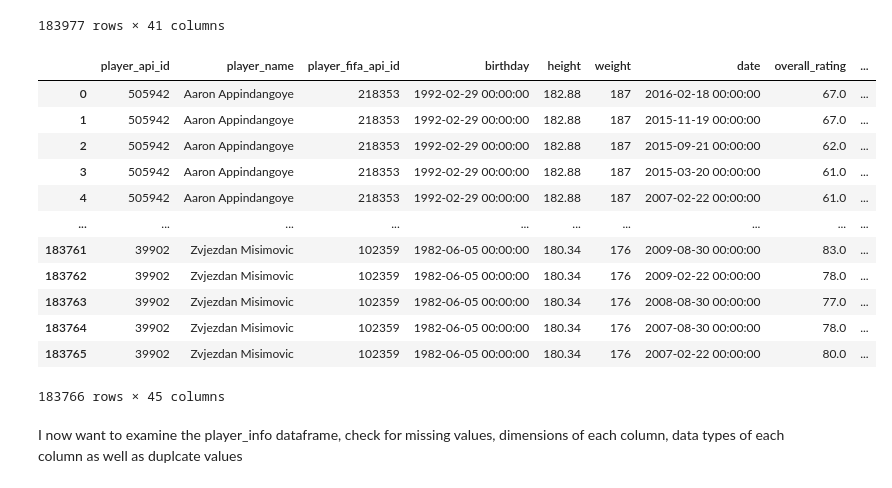
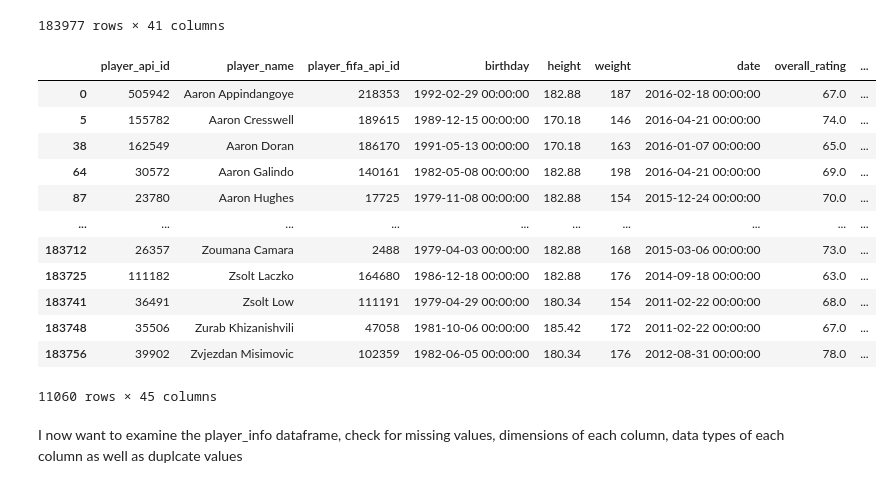
Before and after one commit to Daviedavie100/Investigating_dataset_project, a Jupyter notebook: Investigate_a_Dataset.ipynb, the cells around one changed output. Cells and saved outputs as stored; diff of their text form; code cells hidden in the pictures.

```diff
--- a/Investigate_a_Dataset.ipynb
+++ b/Investigate_a_Dataset.ipynb
@@ -573,21 +573,21 @@ player_attr.sort_values(['player_api_id', 'date']) # sorting the players by id a
 # %%
 # joining the two dataframes on player_api_id and player_fifa_api_id using inner join because i dont want the unmatched rows
 player_info=merging_data(player, player_attr, on_col =['player_api_id', 'player_fifa_api_id'])
-player_info
+player_info.drop_duplicates(subset='player_api_id')
 # %% [output]
 |  | player_api_id | player_name | player_fifa_api_id | birthday | height | weight | date | overall_rating | ... |
 | 0 | 505942 | Aaron Appindangoye | 218353 | 1992-02-29 00:00:00 | 182.88 | 187 | 2016-02-18 00:00:00 | 67.0 | ... |
-| 1 | 505942 | Aaron Appindangoye | 218353 | 1992-02-29 00:00:00 | 182.88 | 187 | 2015-11-19 00:00:00 | 67.0 | ... |
-| 2 | 505942 | Aaron Appindangoye | 218353 | 1992-02-29 00:00:00 | 182.88 | 187 | 2015-09-21 00:00:00 | 62.0 | ... |
-| 3 | 505942 | Aaron Appindangoye | 218353 | 1992-02-29 00:00:00 | 182.88 | 187 | 2015-03-20 00:00:00 | 61.0 | ... |
-| 4 | 505942 | Aaron Appindangoye | 218353 | 1992-02-29 00:00:00 | 182.88 | 187 | 2007-02-22 00:00:00 | 61.0 | ... |
+| 5 | 155782 | Aaron Cresswell | 189615 | 1989-12-15 00:00:00 | 170.18 | 146 | 2016-04-21 00:00:00 | 74.0 | ... |
+| 38 | 162549 | Aaron Doran | 186170 | 1991-05-13 00:00:00 | 170.18 | 163 | 2016-01-07 00:00:00 | 65.0 | ... |
+| 64 | 30572 | Aaron Galindo | 140161 | 1982-05-08 00:00:00 | 182.88 | 198 | 2016-04-21 00:00:00 | 69.0 | ... |
+| 87 | 23780 | Aaron Hughes | 17725 | 1979-11-08 00:00:00 | 182.88 | 154 | 2015-12-24 00:00:00 | 70.0 | ... |
 | ... | ... | ... | ... | ... | ... | ... | ... | ... | ... |
-| 183761 | 39902 | Zvjezdan Misimovic | 102359 | 1982-06-05 00:00:00 | 180.34 | 176 | 2009-08-30 00:00:00 | 83.0 | ... |
-| 183762 | 39902 | Zvjezdan Misimovic | 102359 | 1982-06-05 00:00:00 | 180.34 | 176 | 2009-02-22 00:00:00 | 78.0 | ... |
-| 183763 | 39902 | Zvjezdan Misimovic | 102359 | 1982-06-05 00:00:00 | 180.34 | 176 | 2008-08-30 00:00:00 | 77.0 | ... |
-| 183764 | 39902 | Zvjezdan Misimovic | 102359 | 1982-06-05 00:00:00 | 180.34 | 176 | 2007-08-30 00:00:00 | 78.0 | ... |
-| 183765 | 39902 | Zvjezdan Misimovic | 102359 | 1982-06-05 00:00:00 | 180.34 | 176 | 2007-02-22 00:00:00 | 80.0 | ... |
+| 183712 | 26357 | Zoumana Camara | 2488 | 1979-04-03 00:00:00 | 182.88 | 168 | 2015-03-06 00:00:00 | 73.0 | ... |
+| 183725 | 111182 | Zsolt Laczko | 164680 | 1986-12-18 00:00:00 | 182.88 | 176 | 2014-09-18 00:00:00 | 63.0 | ... |
+| 183741 | 36491 | Zsolt Low | 111191 | 1979-04-29 00:00:00 | 180.34 | 154 | 2011-02-22 00:00:00 | 68.0 | ... |
+| 183748 | 35506 | Zurab Khizanishvili | 47058 | 1981-10-06 00:00:00 | 185.42 | 172 | 2011-02-22 00:00:00 | 67.0 | ... |
+| 183756 | 39902 | Zvjezdan Misimovic | 102359 | 1982-06-05 00:00:00 | 180.34 | 176 | 2012-08-31 00:00:00 | 78.0 | ... |
-183766 rows × 45 columns
+11060 rows × 45 columns
 # %% [markdown]
 I now want to examine the player_info dataframe, check for missing values, dimensions of each column, data types of each column as well as duplcate values
 # %%
```
Also changed, not shown: parts of 96 cells of this notebook.
